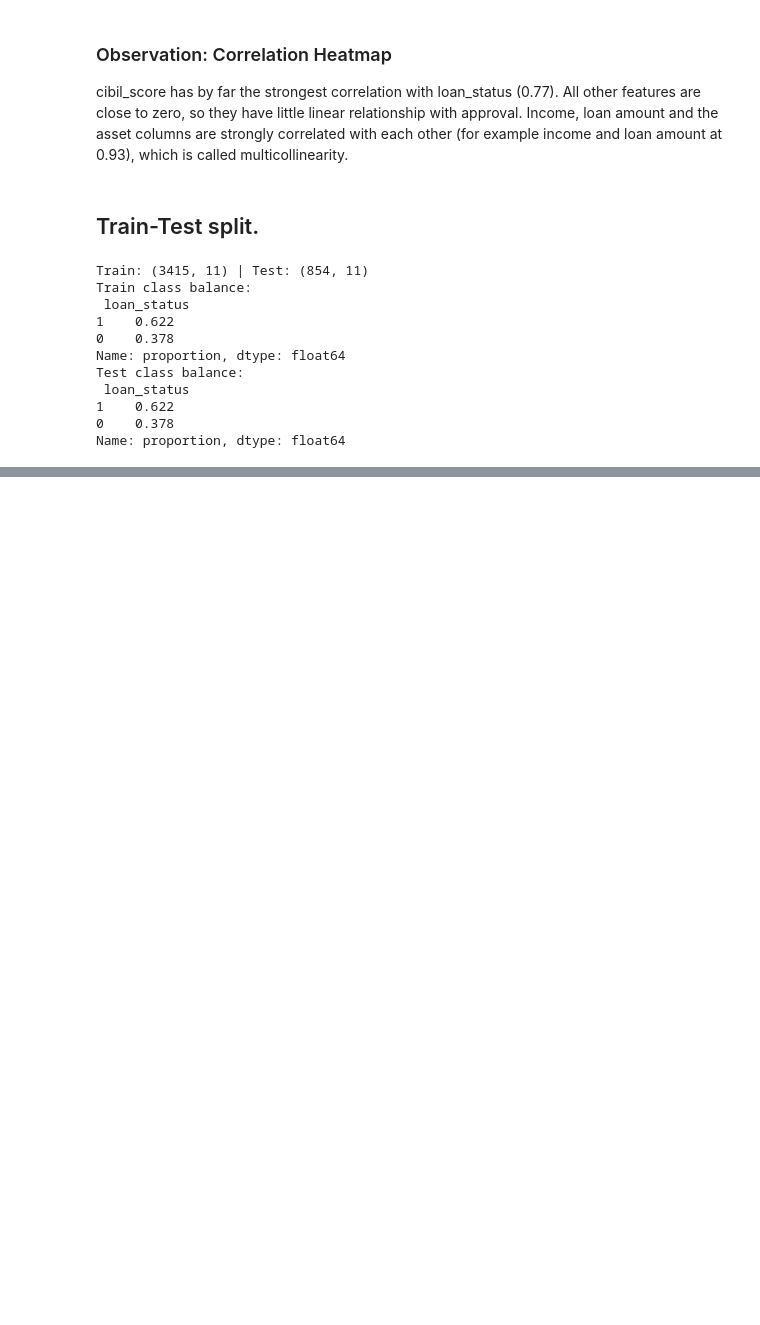
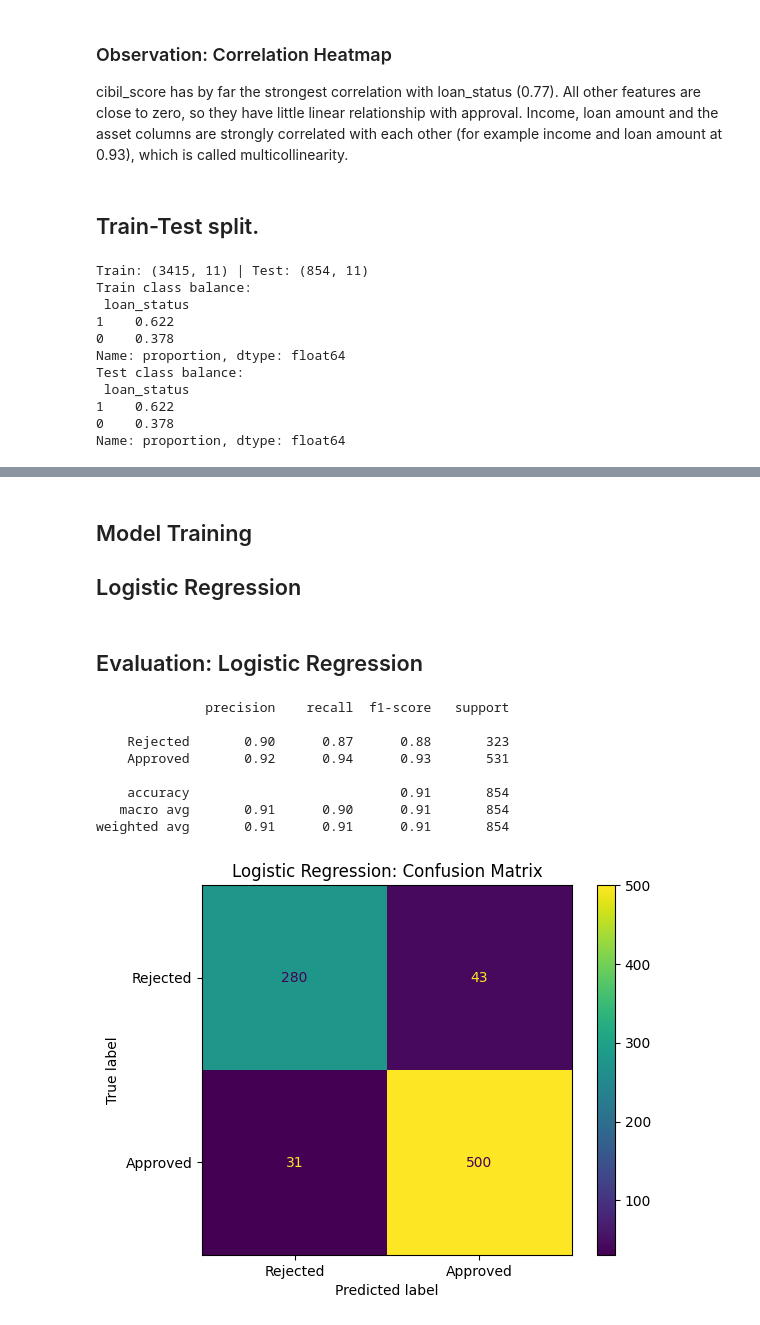
Before and after one commit to asmipandey18/Elevvo_Ml_Internship, a Jupyter notebook: task4_loan_approval_prediction/Loan_approval_prediction.ipynb, the cells around one changed output, grey strips where cells are left out. Saved outputs shown, nothing was run; the diff lists cells and outputs as text; code cells hidden in the pictures; blank space fills up the shorter version.

```diff
--- a/task4_loan_approval_prediction/Loan_approval_prediction.ipynb
+++ b/task4_loan_approval_prediction/Loan_approval_prediction.ipynb
@@ -259,0 +264,31 @@ Name: proportion, dtype: float64
+# %% [markdown]
+## Model Training
+## Logistic Regression
+# %%
+from sklearn.linear_model import LogisticRegression
+from sklearn.preprocessing import StandardScaler
+from sklearn.pipeline import make_pipeline
+
+model = make_pipeline(StandardScaler(), LogisticRegression(max_iter=1000))
+model.fit(X_train, y_train)
+y_pred = model.predict(X_test)
+# %% [markdown]
+## Evaluation: Logistic Regression
+# %%
+from sklearn.metrics import classification_report, ConfusionMatrixDisplay
+import matplotlib.pyplot as plt
+
+print(classification_report(y_test, y_pred, target_names=["Rejected", "Approved"]))
+ConfusionMatrixDisplay.from_predictions(y_test, y_pred, display_labels=["Rejected", "Approved"])
+plt.title("Logistic Regression: Confusion Matrix")
+plt.show()
+# %% [output]
+              precision    recall  f1-score   support
+
+    Rejected       0.90      0.87      0.88       323
+    Approved       0.92      0.94      0.93       531
+
+    accuracy                           0.91       854
+   macro avg       0.91      0.90      0.91       854
+weighted avg       0.91      0.91      0.91       854
+[figure, added]
```
Also changed, not shown: parts of 9 cells of this notebook.
